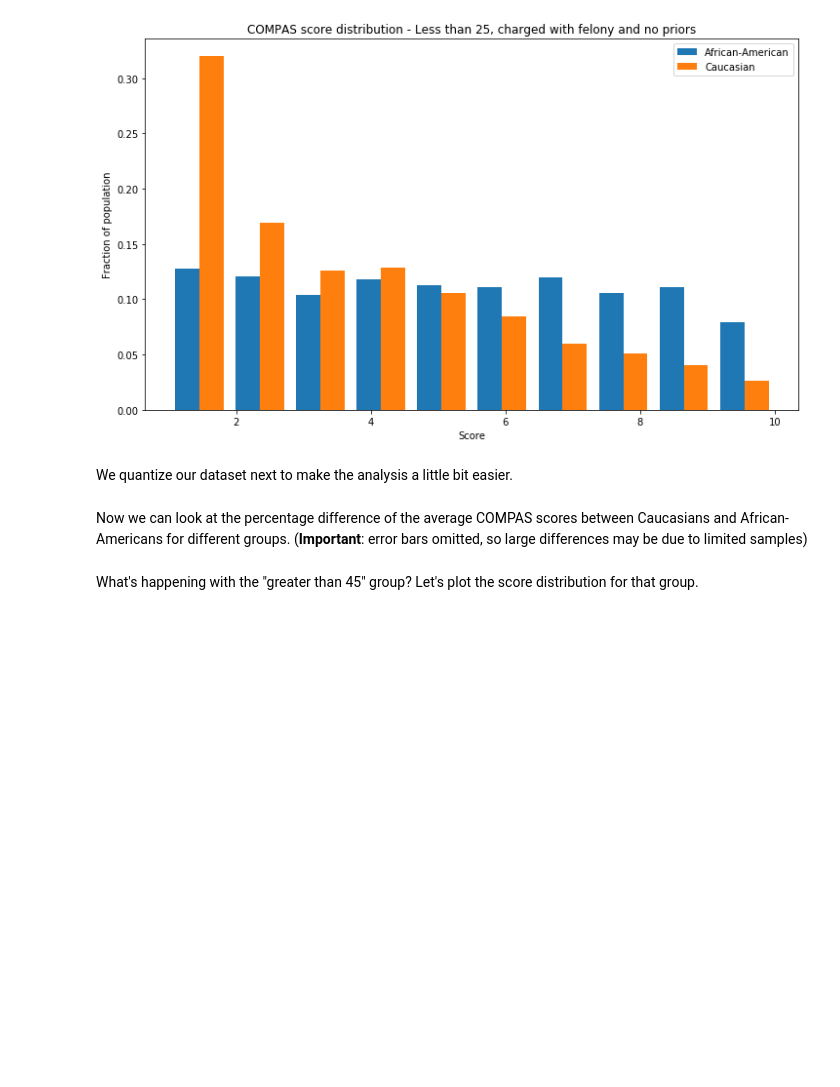
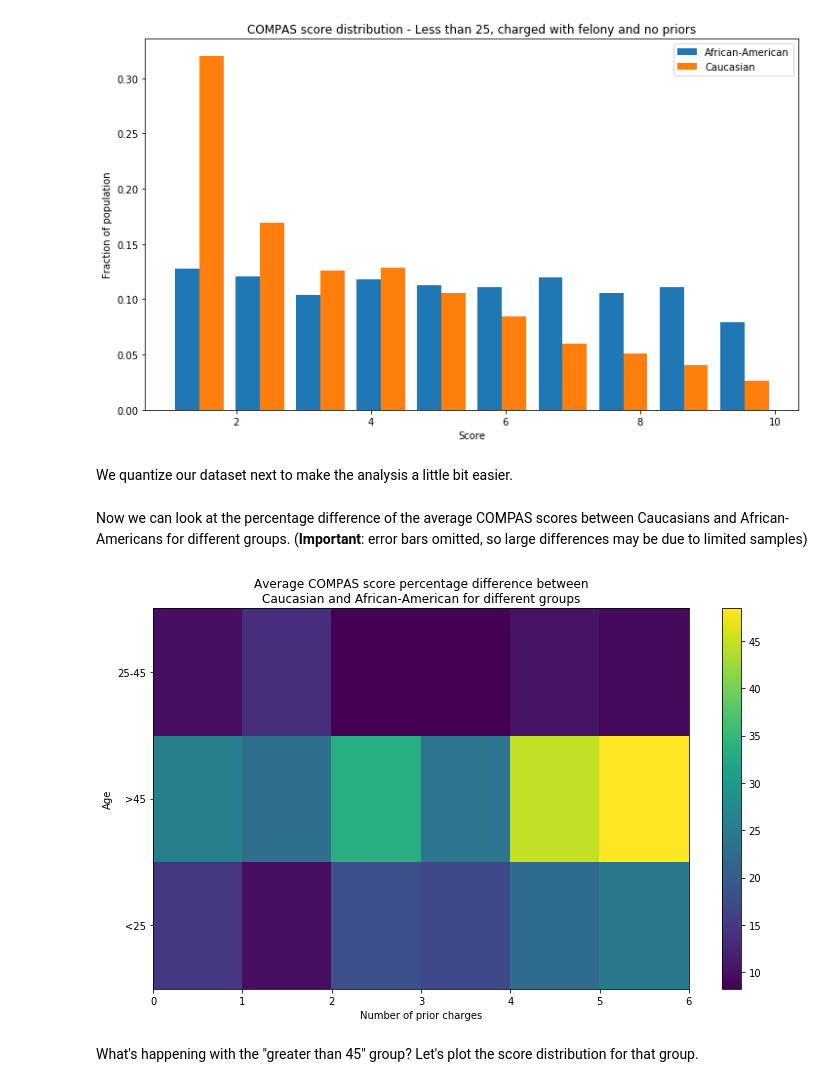
Before and after one commit to caitlinkuhlman/bpdmtutorial, a Jupyter notebook: tutorial-COMPAS.ipynb, the cells around one changed output. Cells and saved outputs as stored; diff of their text form; code cells hidden in the pictures; blank space fills up the shorter version.

Commit message:
compas

```diff
--- a/tutorial-COMPAS.ipynb
+++ b/tutorial-COMPAS.ipynb
@@ -259,19 +265,29 @@ dfQ['age_cat'] = dfQ['age_cat'].apply(adjustAge)
 # %% [markdown]
 Now we can look at the percentage difference of the average COMPAS scores between Caucasians and African-Americans for different groups. (**Important**: error bars omitted, so large differences may be due to limited samples)
 # %%
-# # African-american
-# dfPlot_AA = dfQ.loc[dfQ['race']=='African-American'].copy()
-# dfPlot_AA = dfPlot_AA.groupby(['age_cat','c_charge_degree','priors_count'])['decile_score'].mean().reset_index()
-# dfinal_AA = dfPlot_AA.pivot_table(index =['age_cat'],columns = ['c_charge_degree','priors_count'],values="decile_score")
+# African-american
+dfPlot_AA = dfQ.loc[dfQ['race']=='African-American'].copy()
+dfPlot_AA = dfPlot_AA.groupby(['age_cat','c_charge_degree','priors_count'])['decile_score'].mean().reset_index()
+dfinal_AA = dfPlot_AA.pivot_table(index =['age_cat'],columns = ['c_charge_degree','priors_count'],values="decile_score")
 
-# # Caucasian
-# dfPlot_C = dfQ.loc[dfQ['race']=='Caucasian'].copy()
-# dfPlot_C = dfPlot_C.groupby(['age_cat','c_charge_degree','priors_count'])['decile_score'].mean().reset_index()
-# dfinal_C = dfPlot_C.pivot_table(index =['age_cat'],columns = ['c_charge_degree','priors_count'],values="decile_score")
+# Caucasian
+dfPlot_C = dfQ.loc[dfQ['race']=='Caucasian'].copy()
+dfPlot_C = dfPlot_C.groupby(['age_cat','c_charge_degree','priors_count'])['decile_score'].mean().reset_index()
+dfinal_C = dfPlot_C.pivot_table(index =['age_cat'],columns = ['c_charge_degree','priors_count'],values="decile_score")
 
-# plt.figure(figsize=[12,7])
+plt.figure(figsize=[12,7])
 # sns.heatmap(100*(dfinal_AA.div(dfinal_C)-1),cmap="coolwarm",annot=True)
-# plt.title('Average COMPAS score percentage difference between\nCaucasian and African-American for different groups')
+f = 100*(dfinal_AA.div(dfinal_C)-1)
+plt.pcolor(f)
+plt.colorbar()
+plt.yticks([0.5,1.5,2.5],['<25', '>45', '25-45'])
+# plt.yticklabels(
+plt.ylabel("Age")
+plt.xlabel("Number of prior charges")
+plt.title('Average COMPAS score percentage difference between\nCaucasian and African-American for different groups')
+plt.show()
+# %% [output]
+[figure, added]
 # %% [markdown]
 What's happening with the "greater than 45" group? Let's plot the score distribution for that group.
 # %%
```
Also changed, not shown: parts of 3 cells of this notebook.
